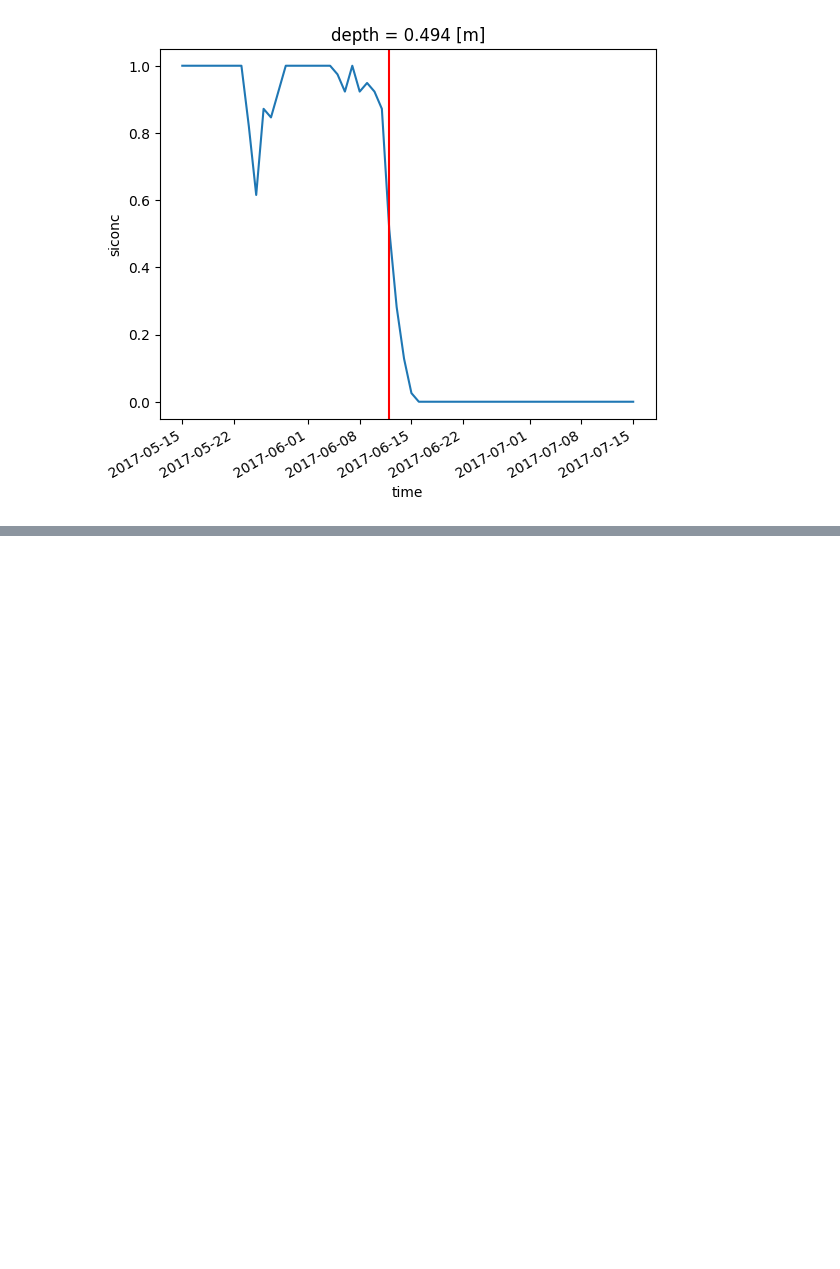
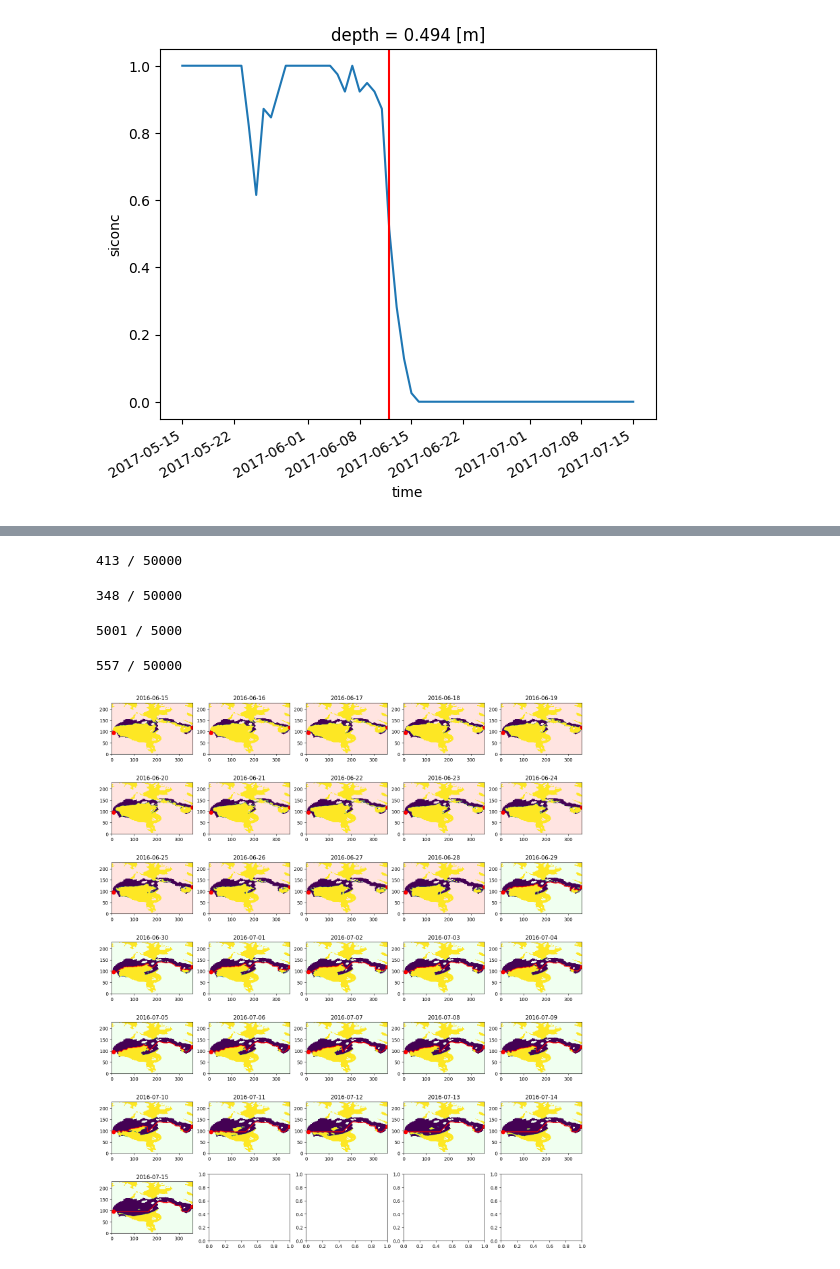
Before and after one commit to zach-gousseau/Quadtree-MPNNLSTM, a Jupyter notebook: ports.ipynb, the cells around one changed output, grey strips where cells are left out. Saved outputs shown, nothing was run; the diff lists cells and outputs as text; code cells hidden in the pictures; blank space fills up the shorter version.

```diff
--- a/ports.ipynb
+++ b/ports.ipynb
@@ -9,13 +9,16 @@ from utils import int_to_datetime
 import glob
 # %%
 ports = {
-    'churchill': (58.7745, -94.1935),
+    'churchill': (58.875, -94.27),  # (58.7745, -94.1935),
     'inukjuak': (58.4514, -78.1351),
     'quaqtaq': (61.0442, -69.6421),
     # 'sanirajak': (),
 }
 ds = xr.open_mfdataset(glob.glob('data/hb_era5_glorys_nc/*.nc'))
 mask = np.isnan(ds.siconc.isel(time=0))
+
+with open('ports_trajectory_map_churchill.npy', 'rb') as f:
+    trajectory_mask = np.load(f)
 
 results_dir = 'ice_results_may7_exp_0'
 
@@ -211,0 +336,47 @@ for year in range(2010, 2018):
+# %%
+def get_index_from_coords(ds, coords):
+    lat = float(ds.sel(latitude=coords[0], longitude=coords[1], method='nearest').coords['latitude'].values)
+    lon = float(ds.sel(latitude=coords[0], longitude=coords[1], method='nearest').coords['longitude'].values)
+    lat_i, lon_i = np.argwhere(ds.latitude.values==lat)[0][0], np.argwhere(ds.longitude.values==lon)[0][0]
+    return (lat_i, lon_i)
+
+def plot_paths(ds, port, start):
+    start = get_index_from_coords(ds, start)
+    end = get_index_from_coords(ds, ports[port])
+
+    fig, axs = plt.subplots(len(ds.time) // 5 + 1, 5, figsize=(18, 3*(len(ds.time) // 5 + 1)))
+
+    for i, t in enumerate(ds.time):
+        ax = axs.flatten()[i]
+
+        maze = ds.sel(time=t).fillna(0).where(~trajectory_mask).fillna(1).siconc.values > 0.15
+
+        ax.imshow(np.where(~mask, maze, np.nan))
+        ax.scatter(*start[::-1], marker='o', c='r', s=64)
+        ax.scatter(*end[::-1], marker='o', c='r', s=64)
+
+        path = astar(maze, start, end)
+
+        if path is not None:
+            ax.plot(*path.T[::-1], c='r')
+            ax.set_title(str(t.values)[:10], color='k')
+            ax.patch.set_facecolor('honeydew')
+        else:
+            ax.set_title(str(t.values)[:10], color='k')
+            ax.patch.set_facecolor('mistyrose')
+
+        ax.set_ylim(ax.get_ylim()[::-1])
+
+    plt.show()
+
+plot_paths(
+    ds=ds.sel(time=slice(datetime.datetime(2016, 6, 15), datetime.datetime(2016, 7, 15))),
+    port='churchill',
+    start=(60.8, -65)
+)
+# %% [output]
+413 / 50000
+348 / 50000
+5001 / 5000
+557 / 50000
+[figure, added]
```
Also changed, not shown: parts of 11 cells of this notebook, 8 other files.
